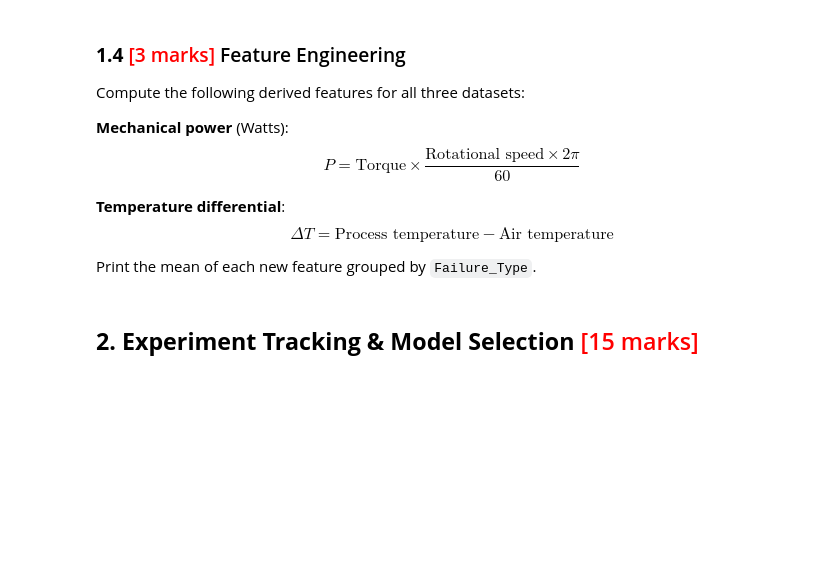
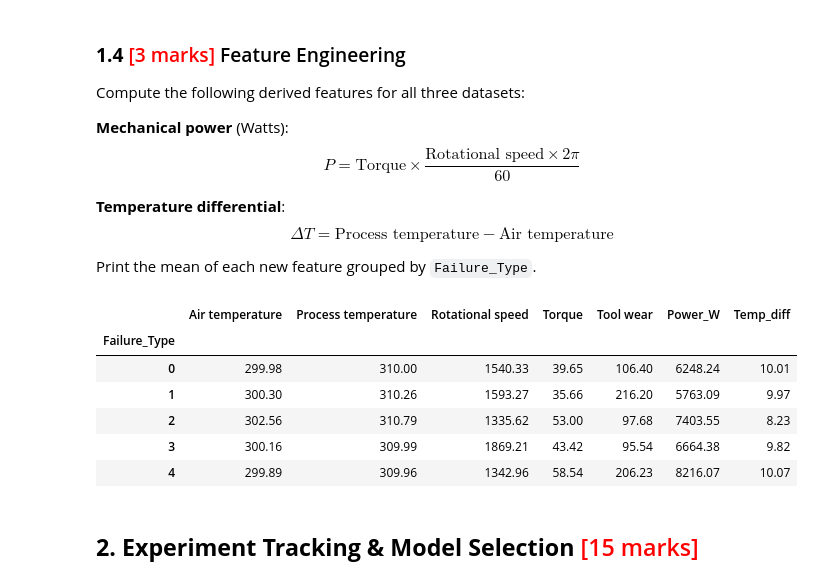
Before and after one commit to srinivasrom/MyStore, a Jupyter notebook: MLOps_Assignment_PredMaint_Starter_Srinivas_Rompala.ipynb, the cells around one changed output. Drawn from its saved outputs; the diff is of its cells as text; code cells hidden in the pictures; blank space fills up the shorter version.

```diff
--- a/MLOps_Assignment_PredMaint_Starter_Srinivas_Rompala.ipynb
+++ b/MLOps_Assignment_PredMaint_Starter_Srinivas_Rompala.ipynb
@@ -296,15 +296,31 @@ Print the mean of each new feature grouped by `Failure_Type`.
 # %%
 def engineer_features(df):
     df = df.copy()
     # TODO: Compute Power_W
+    df['Power_W'] = df['Torque'] * (df['Rotational speed'] * 2 * np.pi / 60)
     # TODO: Compute Temp_diff
+    df['Temp_diff'] = df['Process temperature'] - df['Air temperature']
     return df
 
 train   = engineer_features(train)
 current = engineer_features(current)
 stress  = engineer_features(stress)
 
 # TODO: Print grouped mean
+grouped_mean = (
+    train.groupby("Failure_Type")
+    .mean(numeric_only=True)
+    .round(2)
+)
+display(grouped_mean)
+# %% [output]
+|  | Air temperature | Process temperature | Rotational speed | Torque | Tool wear | Power_W | Temp_diff |
+| Failure_Type |  |  |  |  |  |  |  |
+| 0 | 299.98 | 310.00 | 1540.33 | 39.65 | 106.40 | 6248.24 | 10.01 |
+| 1 | 300.30 | 310.26 | 1593.27 | 35.66 | 216.20 | 5763.09 | 9.97 |
+| 2 | 302.56 | 310.79 | 1335.62 | 53.00 | 97.68 | 7403.55 | 8.23 |
+| 3 | 300.16 | 309.99 | 1869.21 | 43.42 | 95.54 | 6664.38 | 9.82 |
+| 4 | 299.89 | 309.96 | 1342.96 | 58.54 | 206.23 | 8216.07 | 10.07 |
 # %% [markdown]
 ## **2. Experiment Tracking & Model Selection** <font color=red>[15 marks]</font>
 # %% [markdown]
```
Also changed, not shown: parts of 7 cells of this notebook.
